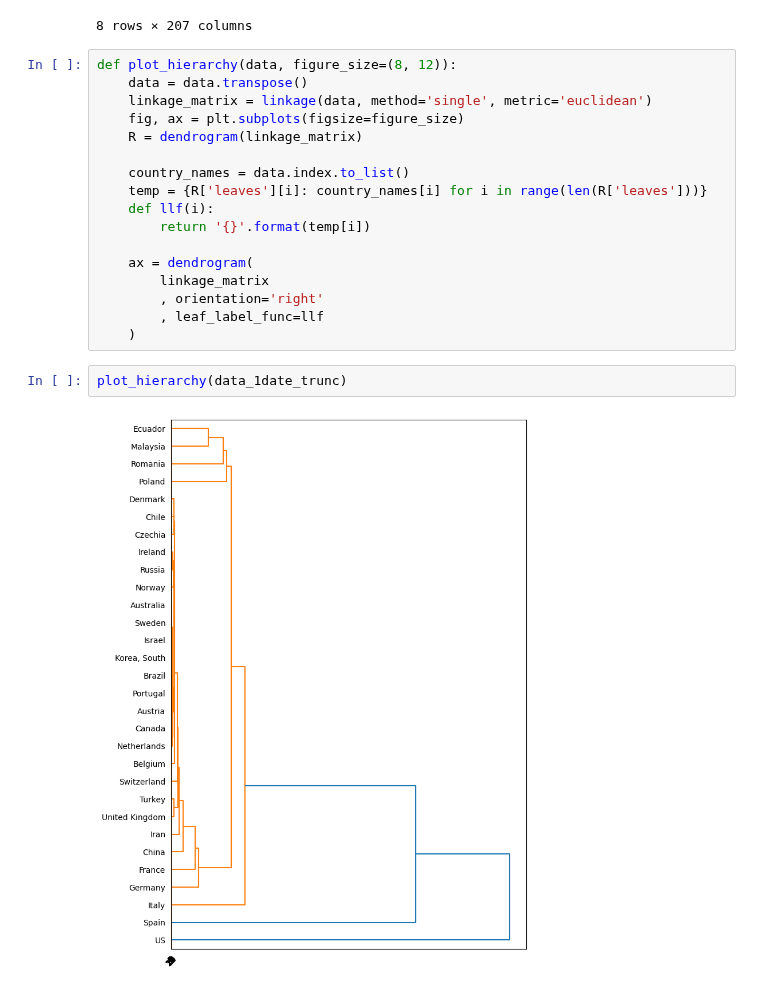
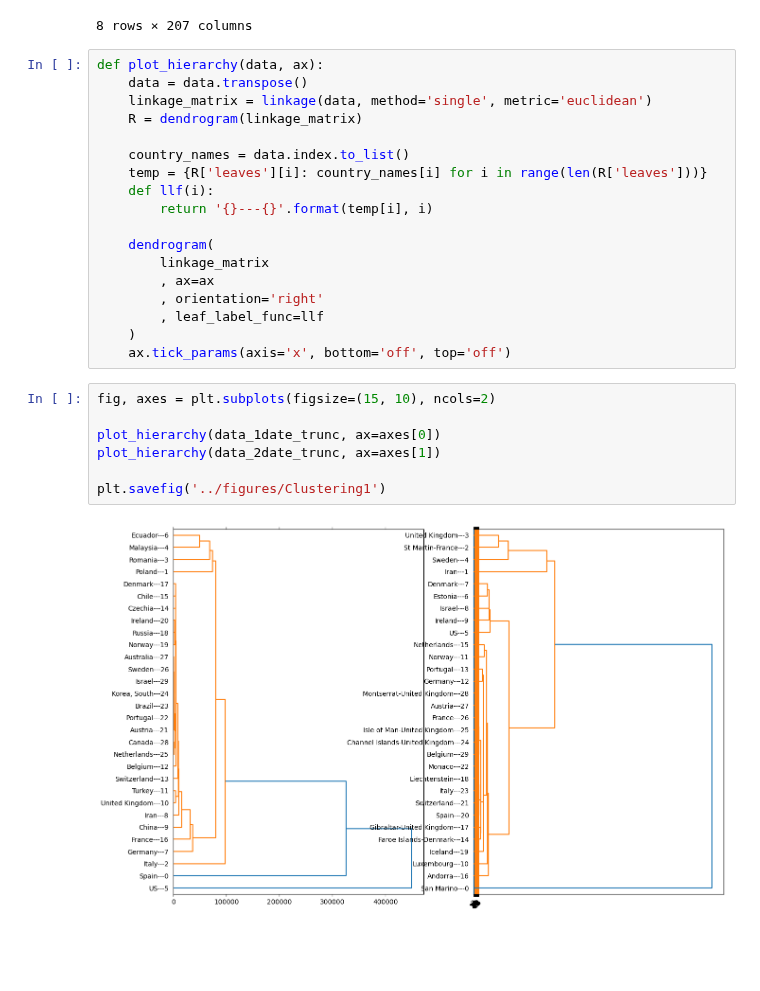
Before and after one commit to SebastianVeuskens/Covid-19-Clustering-Analysis, a Jupyter notebook: scripts/main.ipynb, the cells around one changed output. Saved outputs shown, nothing was run; the diff lists cells and outputs as text; blank space fills up the shorter version.

Commit message:
Add Clustering Version 2

```diff
--- a/scripts/main.ipynb
+++ b/scripts/main.ipynb
@@ -179,23 +179,29 @@ data_1day.describe()
 | max | 308850.000000 | 10156.000000 | 82543.000000 | 355.000000 | 2067.000000 | 3139.000000 | 240.000000 | 1189.000000 | 89953.000000 | 9.000000 | ... |
 8 rows × 207 columns
 # %%
-def plot_hierarchy(data, figure_size=(8, 12)):
+def plot_hierarchy(data, ax):
     data = data.transpose()
     linkage_matrix = linkage(data, method='single', metric='euclidean')
-    fig, ax = plt.subplots(figsize=figure_size)
     R = dendrogram(linkage_matrix)
 
     country_names = data.index.to_list()
     temp = {R['leaves'][i]: country_names[i] for i in range(len(R['leaves']))}
     def llf(i):
-        return '{}'.format(temp[i])
+        return '{}---{}'.format(temp[i], i)
 
-    ax = dendrogram(
+    dendrogram(
         linkage_matrix
+        , ax=ax
         , orientation='right'
         , leaf_label_func=llf
     )
+    ax.tick_params(axis='x', bottom='off', top='off')
-# %%
-plot_hierarchy(data_1date_trunc)
-# %% [output]
-[figure, removed]
+# %%
+fig, axes = plt.subplots(figsize=(15, 10), ncols=2)
+
+plot_hierarchy(data_1date_trunc, ax=axes[0])
+plot_hierarchy(data_2date_trunc, ax=axes[1])
+
+plt.savefig('../figures/Clustering1')
+# %% [output]
+[figure, added]
```
Also changed, not shown: 2 other files.
